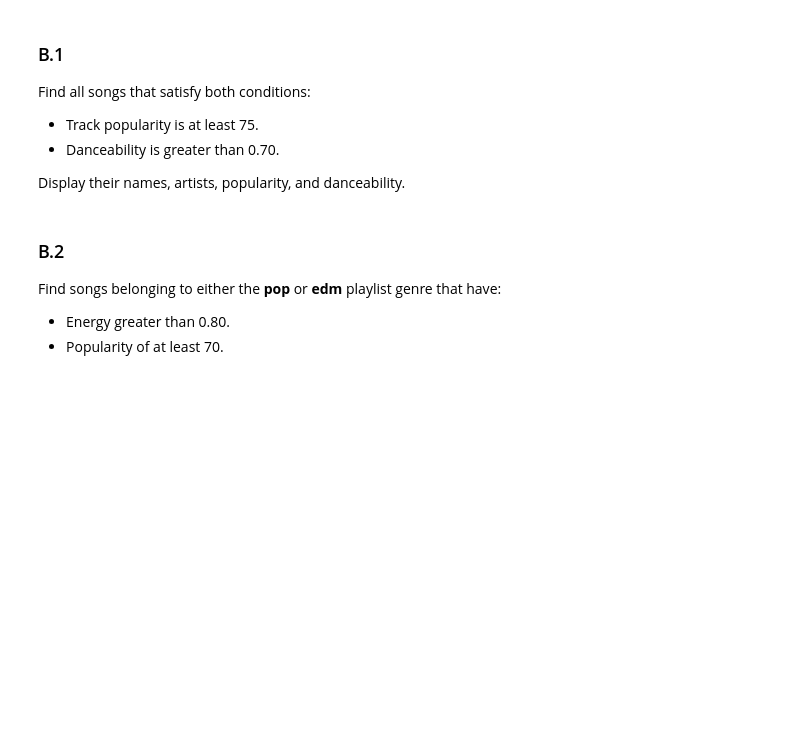
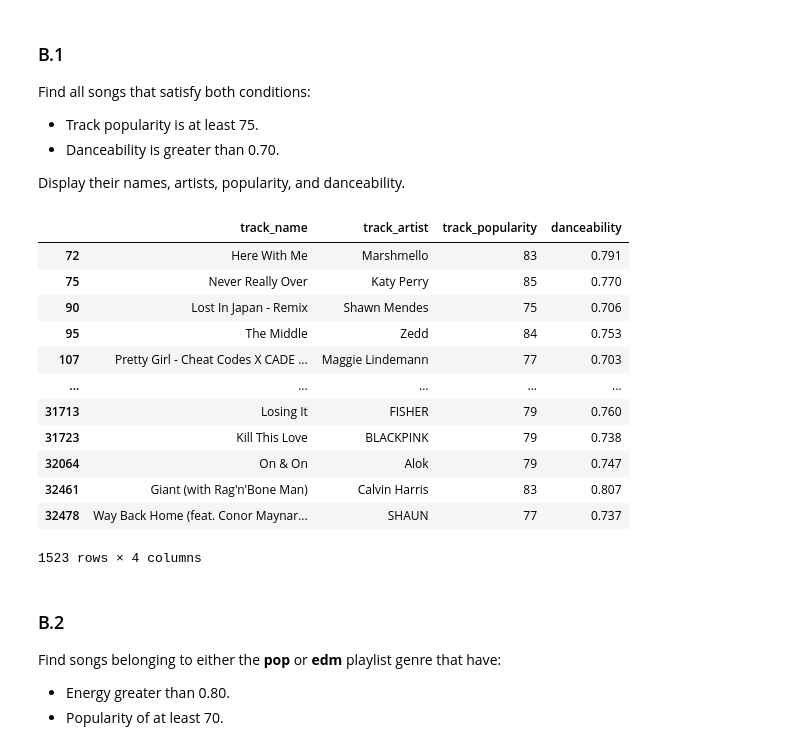
Before and after one commit to borq79/mis_58600, a Jupyter notebook: assignment4/Assignment_4_Problem_2_Spotify_Group19.ipynb, the cells around one changed output. Cells and saved outputs as stored; diff of their text form; code cells hidden in the pictures; blank space fills up the shorter version.

```diff
--- a/assignment4/Assignment_4_Problem_2_Spotify_Group19.ipynb
+++ b/assignment4/Assignment_4_Problem_2_Spotify_Group19.ipynb
@@ -49,6 +124,24 @@ Find all songs that satisfy both conditions:
 Display their names, artists, popularity, and danceability.
 # %%
 # B.1
+popular_songs = songs[(songs['track_popularity'] >= 75) &
+                      (songs['danceability'] > 0.70)]
+
+popular_songs.loc[::, ['track_name', 'track_artist', 'track_popularity', 'danceability']]
+# %% [output]
+|  | track_name | track_artist | track_popularity | danceability |
+| 72 | Here With Me | Marshmello | 83 | 0.791 |
+| 75 | Never Really Over | Katy Perry | 85 | 0.770 |
+| 90 | Lost In Japan - Remix | Shawn Mendes | 75 | 0.706 |
+| 95 | The Middle | Zedd | 84 | 0.753 |
+| 107 | Pretty Girl - Cheat Codes X CADE ... | Maggie Lindemann | 77 | 0.703 |
+| ... | ... | ... | ... | ... |
+| 31713 | Losing It | FISHER | 79 | 0.760 |
+| 31723 | Kill This Love | BLACKPINK | 79 | 0.738 |
+| 32064 | On & On | Alok | 79 | 0.747 |
+| 32461 | Giant (with Rag'n'Bone Man) | Calvin Harris | 83 | 0.807 |
+| 32478 | Way Back Home (feat. Conor Maynar... | SHAUN | 77 | 0.737 |
+1523 rows × 4 columns
 # %% [markdown]
 ### B.2
 Find songs belonging to either the **pop** or **edm** playlist genre that have:
```
Also changed, not shown: parts of 23 cells of this notebook.
